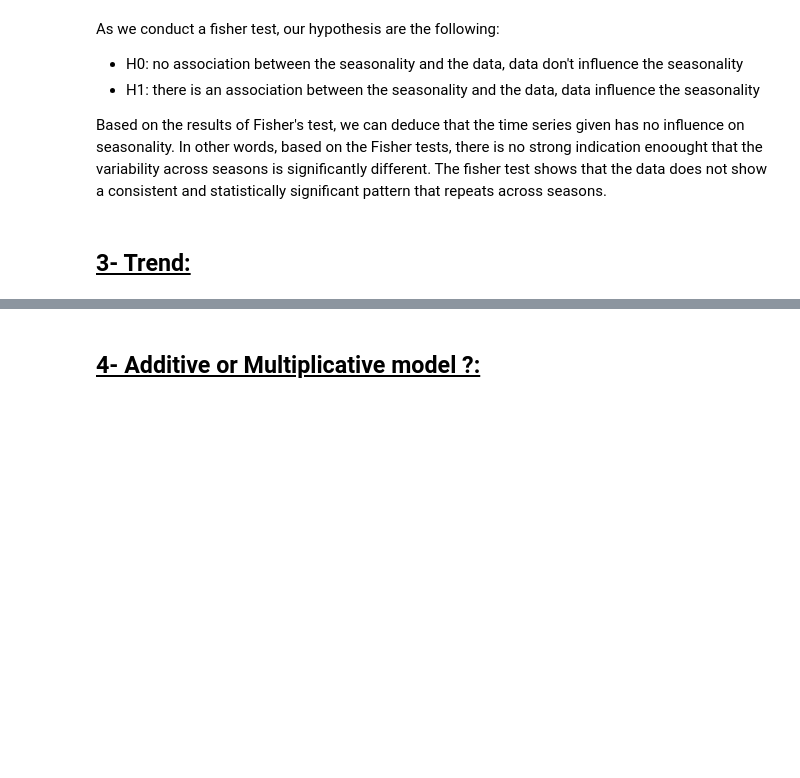
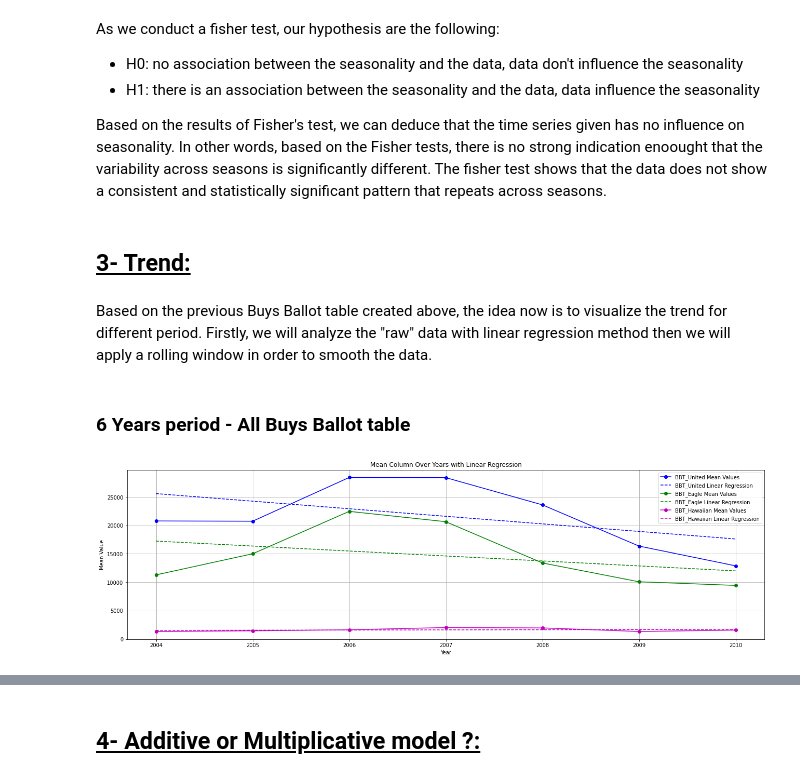
Before and after one commit to claragbl/Time_Series_Analysis_Project, a Jupyter notebook: Time_Series_Gaubil_Rageot.ipynb, the cells around one changed output, grey strips where cells are left out. Drawn from its saved outputs; the diff is of its cells as text; code cells hidden in the pictures; blank space fills up the shorter version.

Commit message:
trend first part with linear regression done

```diff
--- a/Time_Series_Gaubil_Rageot.ipynb
+++ b/Time_Series_Gaubil_Rageot.ipynb
@@ -368,3 +368,37 @@ As we conduct a fisher test, our hypothesis are the following:
 Based on the results of Fisher's test, we can deduce that the time series given has no influence on seasonality. In other words, based on the Fisher tests, there is no strong indication enoought that the variability across seasons is significantly different. The fisher test shows that the data does not show a consistent and statistically significant pattern that repeats across seasons.
 # %% [markdown]
 ## <u>**3- Trend:**</u>
+# %% [markdown]
+Based on the previous Buys Ballot table created above, the idea now is to visualize the trend for different period. Firstly, we will analyze the "raw" data with linear regression method then we will apply a rolling window in order to smooth the data.
+# %% [markdown]
+### 6 Years period - All Buys Ballot table
+# %%
+tables = [BBT_United, BBT_Eagle, BBT_Hawaiian]
+colors = ['b', 'g', 'm']
+labels = ['BBT_United', 'BBT_Eagle', 'BBT_Hawaiian']
+
+plt.figure(figsize=(22, 6))
+
+for df, color, label in zip(tables, colors, labels):
+    years = pd.to_numeric(df.index[:-2], errors='coerce')
+    mean_values = df['Mean'][:-2].values
+
+    # Original data
+    plt.plot(years, mean_values, marker='o', linestyle='-', color=color, label=f'{label} Mean Values')
+
+    # Perform linear regression
+    coefficients = np.polyfit(years, mean_values, 1)
+    polynomial = np.poly1d(coefficients)
+    regression_line = polynomial(years)
+
+    # Regression line plot
+    plt.plot(years, regression_line, linestyle='--', color=color, label=f'{label} Linear Regression')
+
+plt.title('Mean Column Over Years with Linear Regression')
+plt.xlabel('Year')
+plt.ylabel('Mean Value')
+plt.legend()
+plt.grid(True)
+plt.show()
+# %% [output]
+[figure, added]
```
Also changed, not shown: parts of 11 cells of this notebook.
